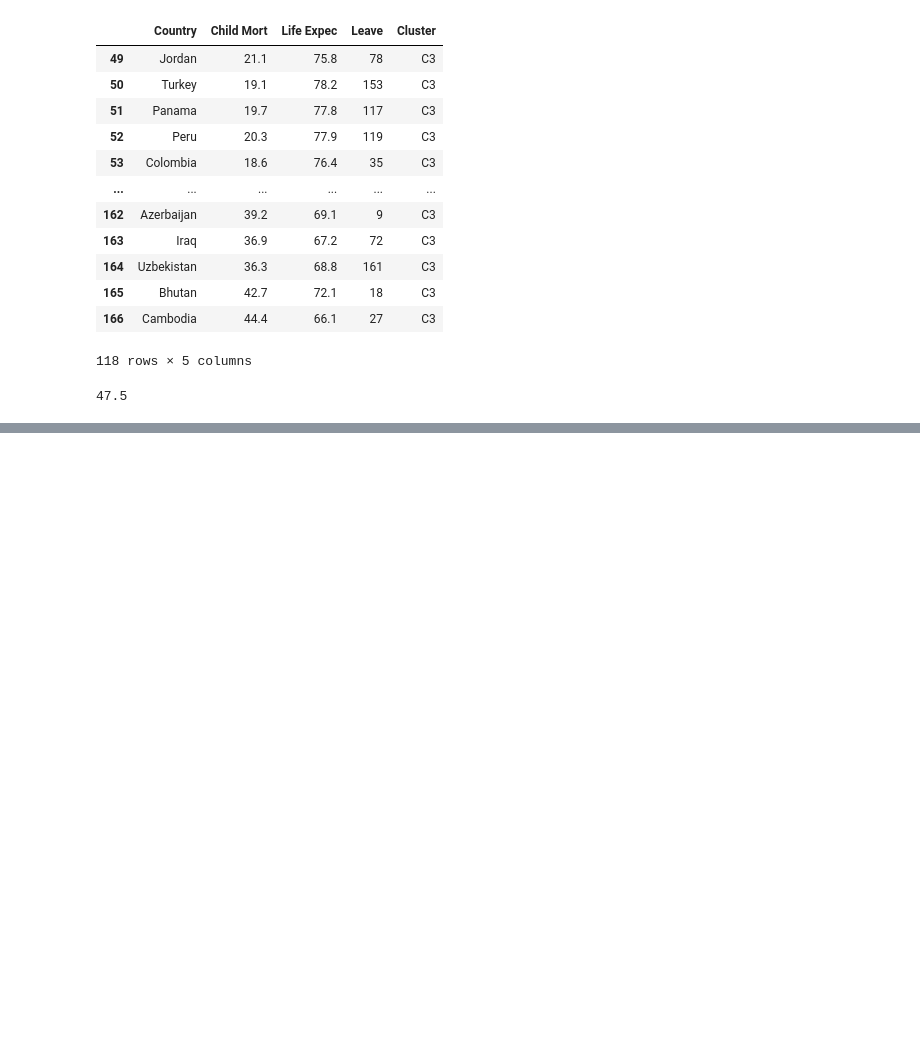
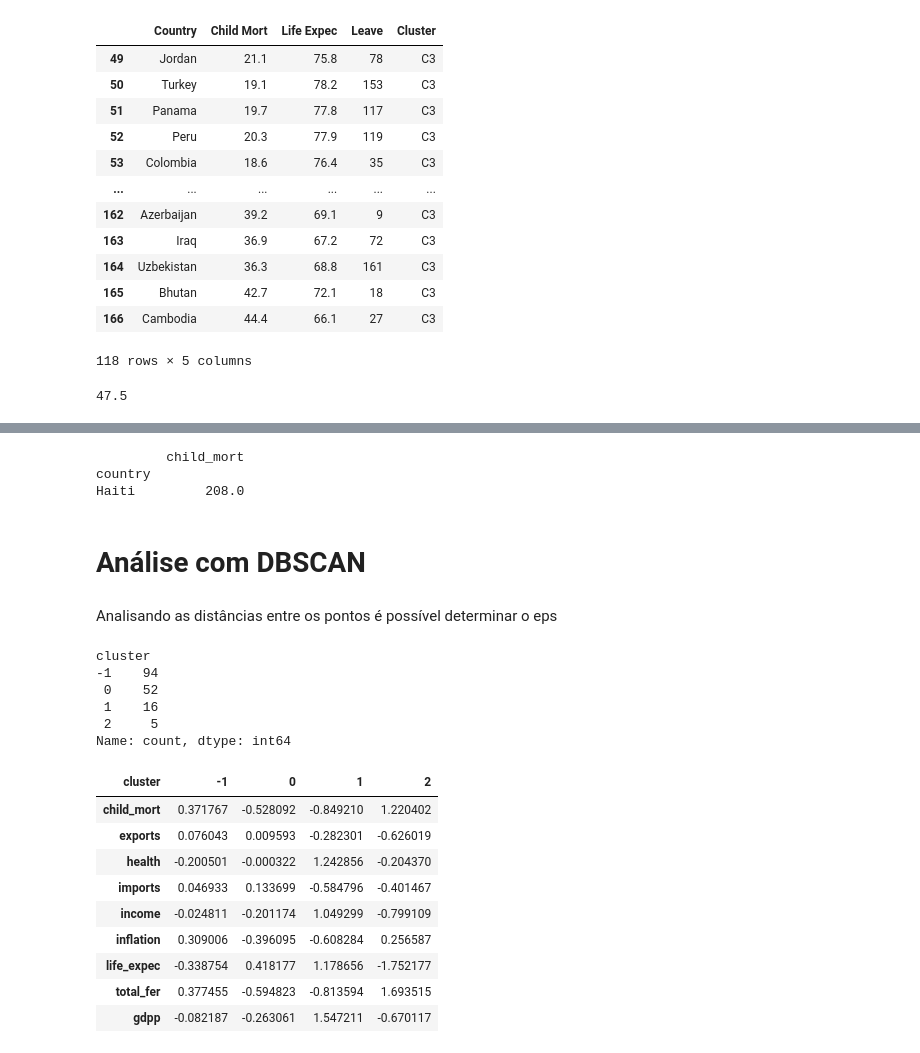
Before and after one commit to GaabrielDiasL/TrabalhoPOS_2, a Jupyter notebook: analise.ipynb, the cells around one changed output, grey strips where cells are left out. Saved outputs shown, nothing was run; the diff lists cells and outputs as text; code cells hidden in the pictures; blank space fills up the shorter version.

```diff
--- a/analise.ipynb
+++ b/analise.ipynb
@@ -346,0 +368,14 @@ output_df['Life Expec'][output_df['Cluster'] == 'C1'].min()
+# %%
+#Buscando o maior valor de taxa de mortalidade
+
+max_life = data['child_mort'].max()
+
+country = data[data['child_mort'] == max_life][['child_mort']]
+
+print(country)
+# %% [output]
+         child_mort
+country
+Haiti         208.0
+# %% [markdown]
+<h1>Análise com DBSCAN</h1>
@@ -346,0 +389,27 @@ output_df['Life Expec'][output_df['Cluster'] == 'C1'].min()
+# %% [markdown]
+Analisando as distâncias entre os pontos é possível determinar o eps
+# %%
+country_scaled = pd.DataFrame(country_data_scaled, columns=num_cols, index=country_data.index)
+dbscan = DBSCAN(eps=1, min_samples=5)
+country_scaled['cluster'] = dbscan.fit_predict(country_scaled)
+country_scaled.cluster.value_counts().sort_index()
+# %% [output]
+cluster
+-1    94
+ 0    52
+ 1    16
+ 2     5
+Name: count, dtype: int64
+# %%
+country_scaled[['cluster'] + num_cols].groupby(['cluster']).mean().T
+# %% [output]
+| cluster | -1 | 0 | 1 | 2 |
+| child_mort | 0.371767 | -0.528092 | -0.849210 | 1.220402 |
+| exports | 0.076043 | 0.009593 | -0.282301 | -0.626019 |
+| health | -0.200501 | -0.000322 | 1.242856 | -0.204370 |
+| imports | 0.046933 | 0.133699 | -0.584796 | -0.401467 |
+| income | -0.024811 | -0.201174 | 1.049299 | -0.799109 |
+| inflation | 0.309006 | -0.396095 | -0.608284 | 0.256587 |
+| life_expec | -0.338754 | 0.418177 | 1.178656 | -1.752177 |
+| total_fer | 0.377455 | -0.594823 | -0.813594 | 1.693515 |
+| gdpp | -0.082187 | -0.263061 | 1.547211 | -0.670117 |
```
Also changed, not shown: parts of 14 cells of this notebook, 1 other file.
